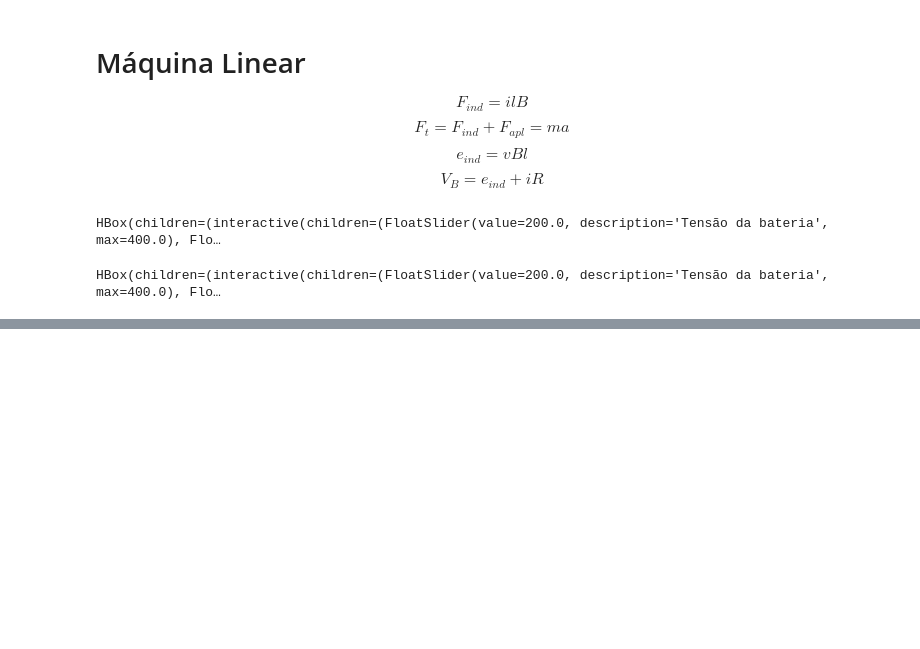
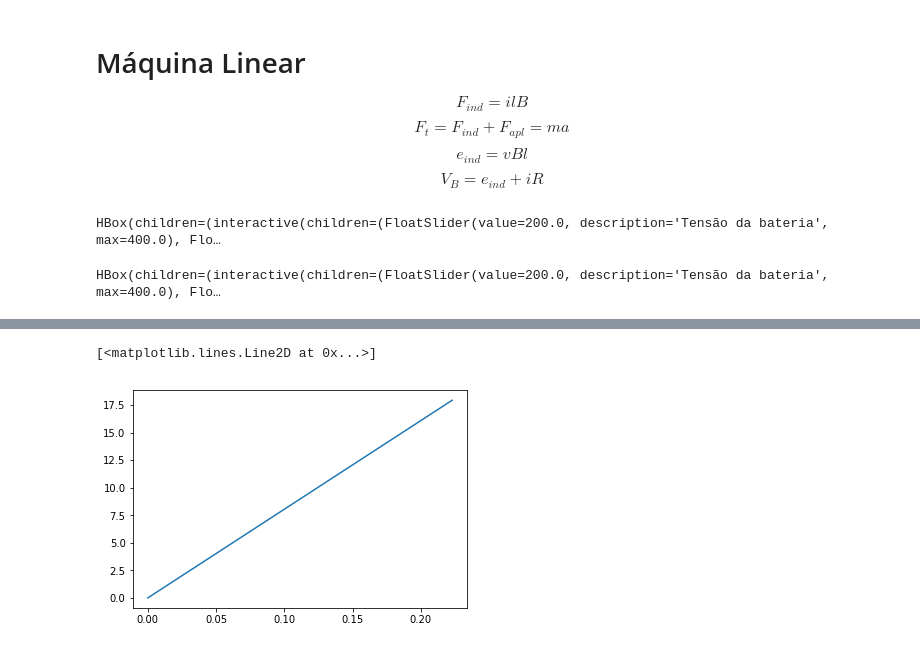
Before and after one commit to joaopaulo-cerquinhocajueiro/eem-jupyter, a Jupyter notebook: maquinaLinear.ipynb, the cells around one changed output, grey strips where cells are left out. Cells and saved outputs as stored; diff of their text form; code cells hidden in the pictures; blank space fills up the shorter version.

```diff
--- a/maquinaLinear.ipynb
+++ b/maquinaLinear.ipynb
@@ -170,0 +214,5 @@ HBox(children=(interactive(children=(FloatSlider(value=200.0, description='Tens
+# %%
+plt.plot(dados["t"],dados["v"])
+# %% [output]
+[<matplotlib.lines.Line2D at 0x...>]
+[figure, added]
```
Also changed, not shown: parts of 6 cells of this notebook.
